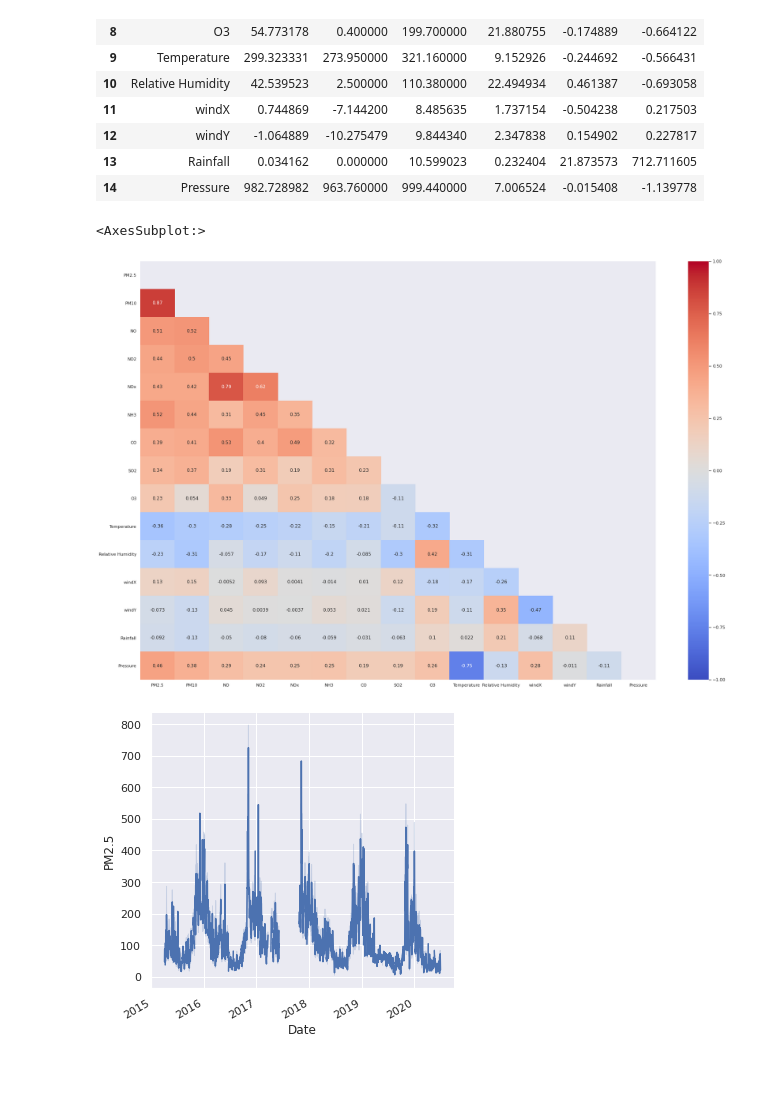
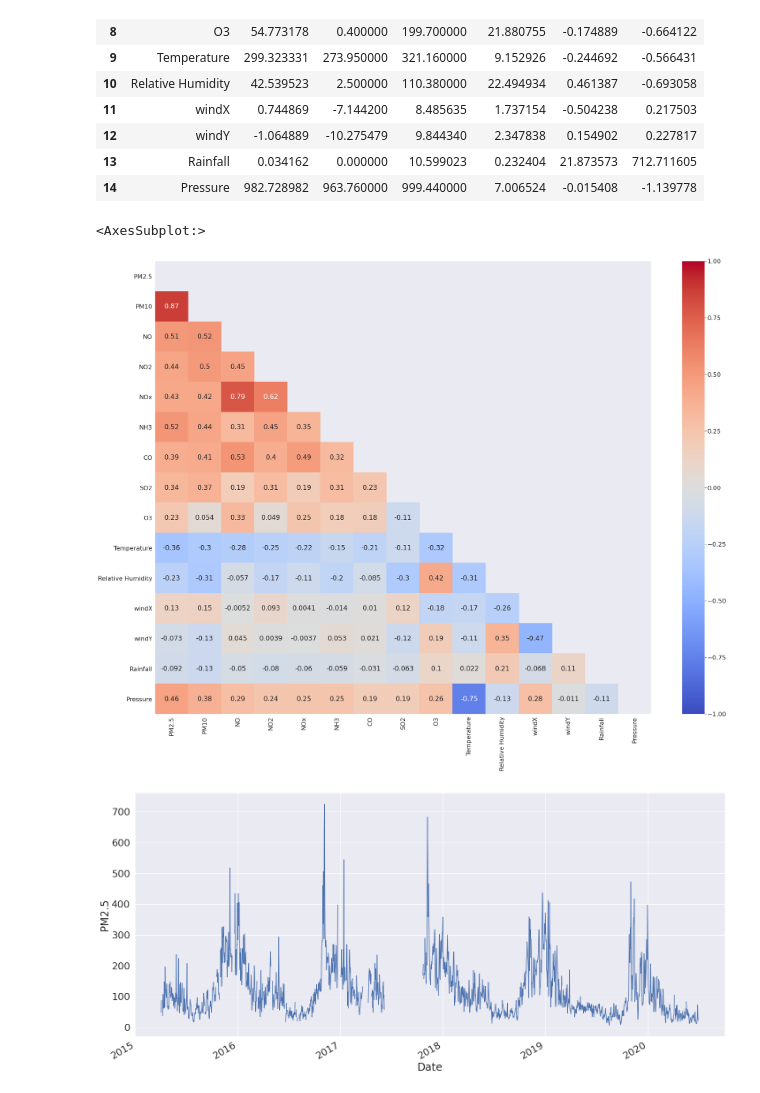
Before and after one commit to gupta-anmol/air-quality-prediction, a Jupyter notebook: main.ipynb, the cells around one changed output. Drawn from its saved outputs; the diff is of its cells as text; code cells hidden in the pictures.

Commit message:
PlotsComplete

```diff
--- a/main.ipynb
+++ b/main.ipynb
@@ -236,18 +238,18 @@ stats
 | 14 | Pressure | 982.728982 | 963.760000 | 999.440000 | 7.006524 | -0.015408 | -1.139778 |
 # %%
 #graphs, correlation heatmap
-plt.figure(figsize = (30,20))
+plt.figure(figsize = (40,30))
+sns.set(font_scale=2.0)
 matrix = np.triu(corrdf)
 sns.heatmap(corrdf, annot = True, vmin=-1, vmax=1, center= 0, cmap= 'coolwarm', mask=matrix)
 # %% [output]
 <AxesSubplot:>
-[figure, old version]
+[figure, new version]
 # %%
-dateDF =  (df.groupby(['Date'], as_index=False)).mean()
-g = sns.relplot(x="Date", y="PM2.5", kind="line", data=df)
+g = sns.relplot(x="Date", y="PM2.5", kind="line", data=dateDF,height=10,aspect=2)
 g.fig.autofmt_xdate()
 # %% [output]
-[figure, old version]
+[figure, new version]
 # %%
 cop = df.copy()
 cop.drop('Benzene', axis=1, inplace=True)
```
Also changed, not shown: parts of 6 cells of this notebook.
